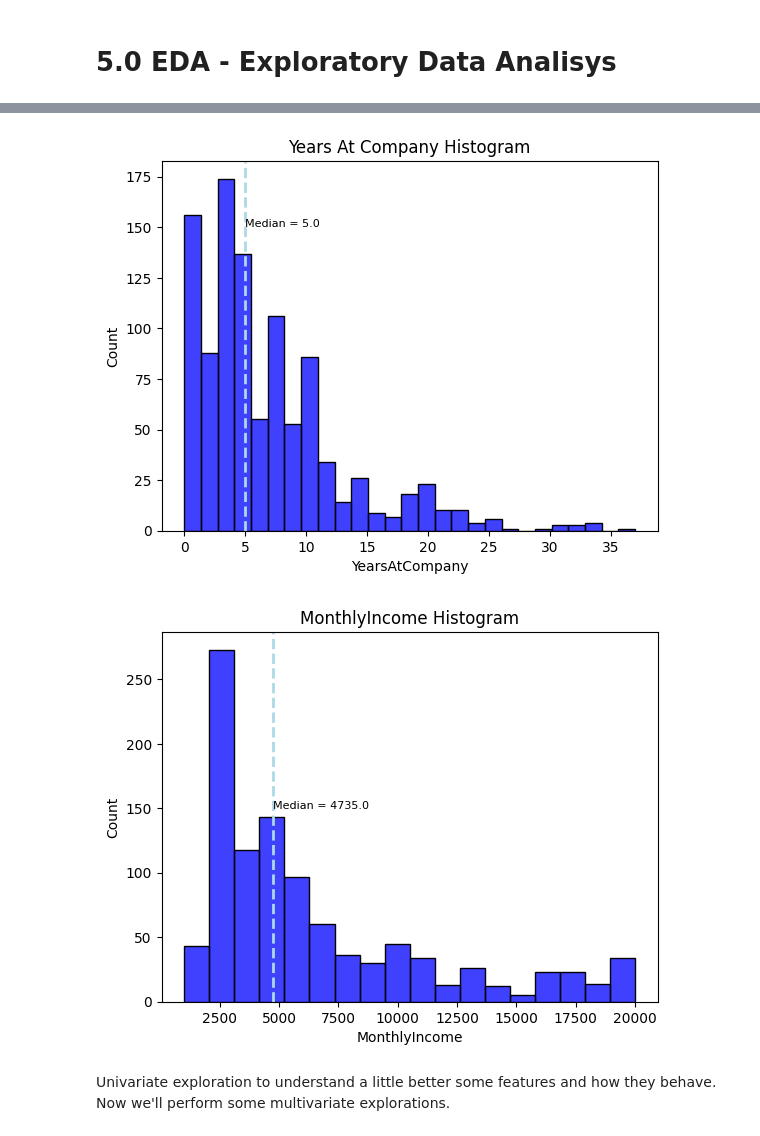
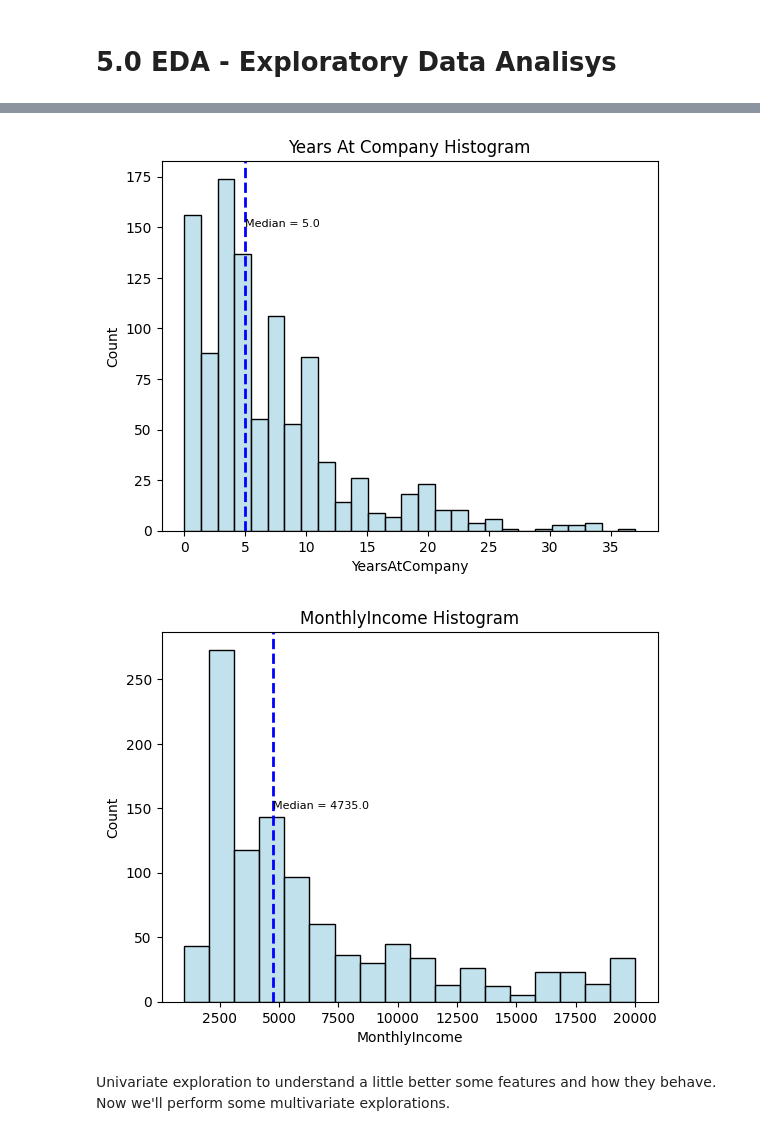
Before and after one commit to YuriCatramby/ds-clf-hr-resignation, a Jupyter notebook: ds-clf-hr-resignation.ipynb, the cells around one changed output, grey strips where cells are left out. Drawn from its saved outputs; the diff is of its cells as text; code cells hidden in the pictures.

```diff
--- a/ds-clf-hr-resignation.ipynb
+++ b/ds-clf-hr-resignation.ipynb
@@ -246,23 +255,23 @@ fig.show()
 # %%
 median_YearsAtCompany = df_eda.YearsAtCompany.median()
 
-_ = sns.histplot(df_eda.YearsAtCompany, color="blue")
-_ = plt.axvline(median_YearsAtCompany, color="lightblue", linestyle="dashed", linewidth=2)
+_ = sns.histplot(df_eda.YearsAtCompany, color="lightblue")
+_ = plt.axvline(median_YearsAtCompany, color="blue", linestyle="dashed", linewidth=2)
 _ = plt.title("Years At Company Histogram")
 _ = plt.text(x=df_eda.YearsAtCompany.median(), y=150, s=f"Median = {median_YearsAtCompany}", fontsize=8)
 _ = plt.show()
 # %% [output]
-[figure, old version]
+[figure, new version]
 # %%
 median_MonthlyIncome = df_eda.MonthlyIncome.median()
 
-_ = sns.histplot(df_eda.MonthlyIncome, color="blue")
-_ = plt.axvline(median_MonthlyIncome, color="lightblue", linestyle="dashed", linewidth=2)
+_ = sns.histplot(df_eda.MonthlyIncome, color="lightblue")
+_ = plt.axvline(median_MonthlyIncome, color="blue", linestyle="dashed", linewidth=2)
 _ = plt.title("MonthlyIncome Histogram")
 _ = plt.text(x=df_eda.MonthlyIncome.median(), y=150, s=f"Median = {median_MonthlyIncome}", fontsize=8)
 _ = plt.show()
 # %% [output]
-[figure, old version]
+[figure, new version]
 # %% [markdown]
 Univariate exploration to understand a little better some features and how they behave. Now we'll perform some multivariate explorations.
 # %%
```
Also changed, not shown: parts of 24 cells of this notebook.
